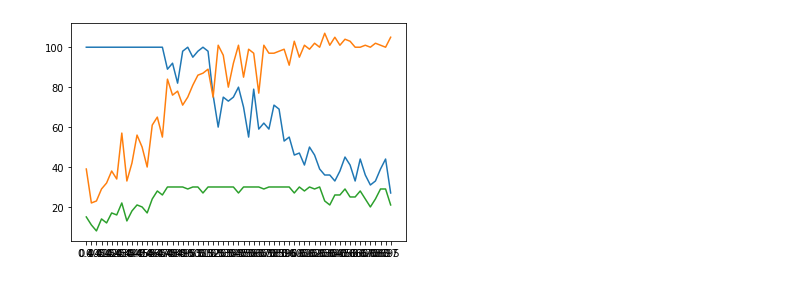
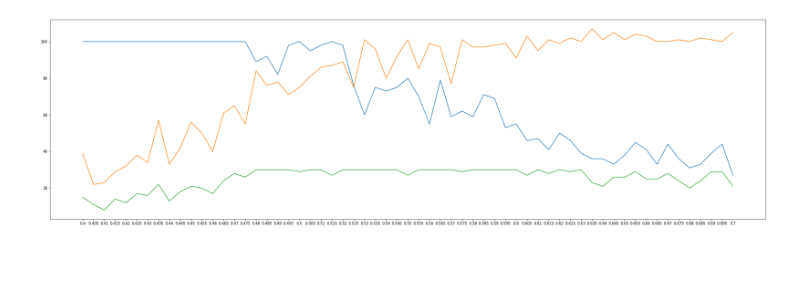
Before and after one commit to asakhar/ChannelModeling, a Jupyter notebook: plotter.ipynb, the cells around one changed output. Saved outputs shown, nothing was run; the diff lists cells and outputs as text; code cells hidden in the pictures; blank space fills up the shorter version.

Commit message:
data plotting & pseudo-randomisation controls

```diff
--- a/plotter.ipynb
+++ b/plotter.ipynb
@@ -2,19 +2,23 @@
 import json
 import matplotlib.pyplot as plt
 # %%
-json_txt = ""
-with open("build/result.json") as file:
-    json_txt = "".join(file.readlines())
-data = json.loads(json_txt)
-# print(data)
-power = [key for key in data]
-berc = [val['BERC'] for key, val in data.items()]
-ser = [val['SER'] for key, val in data.items()]
-iters = [val['iters'] for key, val in data.items()]
-plt.plot(power[80:], iters[80:])
-plt.plot(power[80:], berc[80:])
-plt.plot(power[80:], ser[80:])
+def plot_from_file(path, starting_at = 80):
+    json_txt = ""
+    with open(path) as file:
+        json_txt = "".join(file.readlines())
+    data = json.loads(json_txt)
+    # print(data)
+    plt.rcParams["figure.figsize"] = (35,10)
+    power = [key for key in data]
+    berc = [val['BERC'] for key, val in data.items()]
+    ser = [val['SER'] for key, val in data.items()]
+    iters = [val['iters'] for key, val in data.items()]
+    plt.plot(power[starting_at:], iters[starting_at:])
+    plt.plot(power[starting_at:], berc[starting_at:])
+    plt.plot(power[starting_at:], ser[starting_at:])
 
-plt.show()
+    plt.show()
-# %% [output]
-[figure, removed]
+# %%
+plot_from_file("build/result.json")
+# %% [output]
+[figure, added]
```
Also changed, not shown: parts of 4 cells of this notebook, 10 other files.
